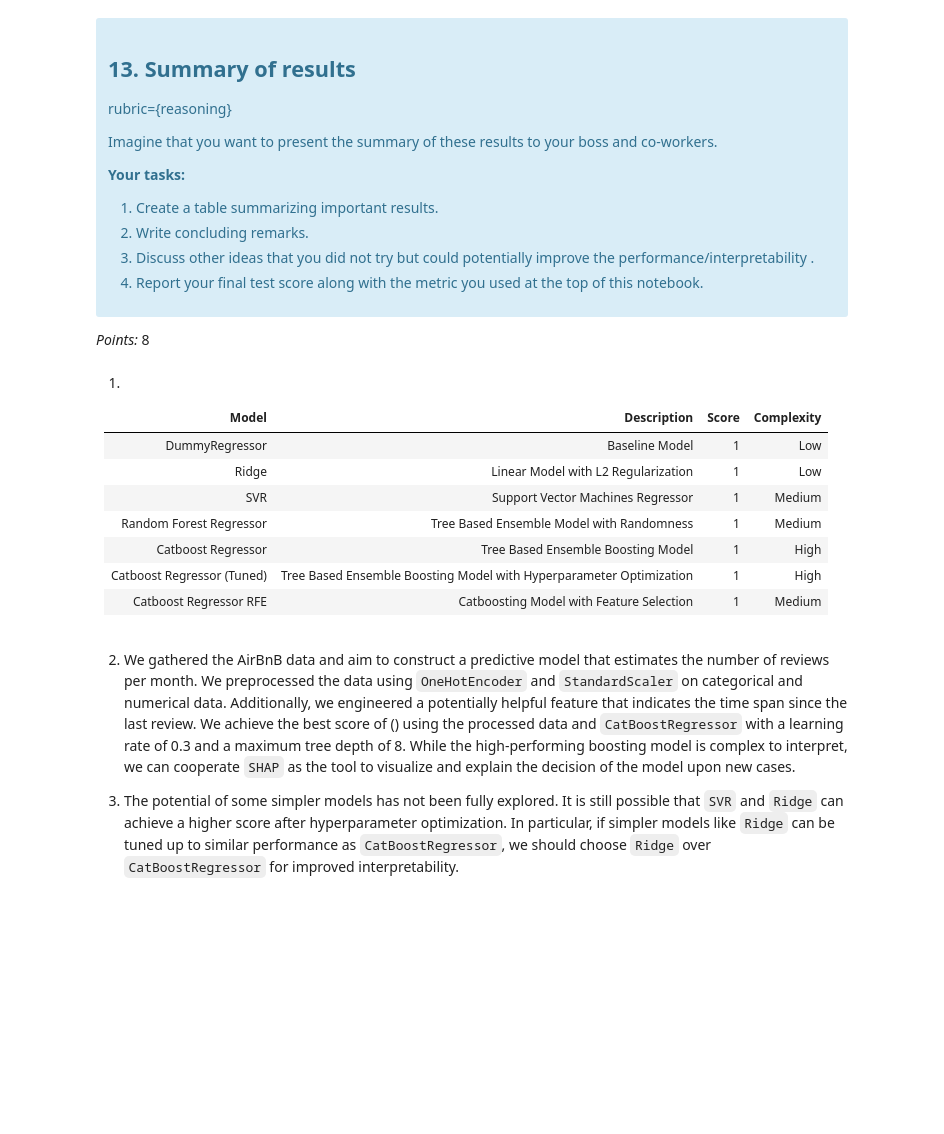
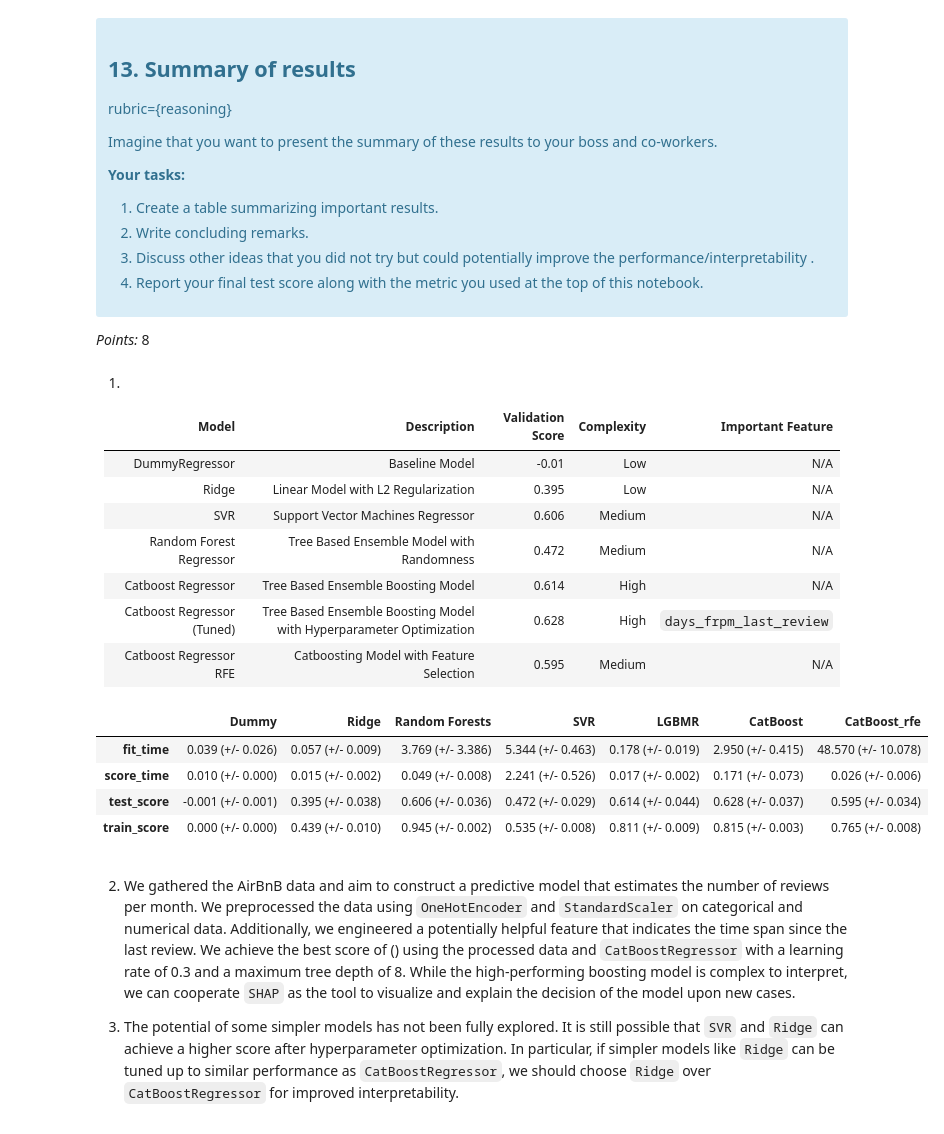
Before and after one commit to UBC-MDS/AirBNB_Luke_HanChen_573lab4, a Jupyter notebook: lab4-main.ipynb, the cells around one changed output. Saved outputs shown, nothing was run; the diff lists cells and outputs as text; code cells hidden in the pictures; blank space fills up the shorter version.

```diff
--- a/lab4-main.ipynb
+++ b/lab4-main.ipynb
@@ -931,12 +966,12 @@ Imagine that you want to present the summary of these results to your boss and c
 _Points:_ 8
 # %% [markdown]
 1.
-| Model      | Description | Score   | Complexity |
-| ---        |    ----   |          --- |---|
-| DummyRegressor      | Baseline Model       | 1   |Low|
-| Ridge  | Linear Model with L2 Regularization        | 1     |Low|
-| SVR      | Support Vector Machines Regressor   | 1   |Medium|
-| Random Forest Regressor  | Tree Based Ensemble Model with Randomness  | 1   | Medium|
-| Catboost Regressor      | Tree Based Ensemble Boosting Model   | 1  | High |
-| Catboost Regressor  (Tuned)   | Tree Based Ensemble Boosting Model with Hyperparameter Optimization   | 1  | High |
-| Catboost Regressor RFE  | Catboosting Model with Feature Selection  | 1   | Medium |
+| Model      | Description | Validation Score   | Complexity |Important Feature |
+| ---        |    ----   |          --- |---|---|
+| DummyRegressor      | Baseline Model       | -0.01   |Low|N/A|
+| Ridge  | Linear Model with L2 Regularization        | 0.395     |Low|N/A|
+| SVR      | Support Vector Machines Regressor   | 0.606  |Medium|N/A|
+| Random Forest Regressor  | Tree Based Ensemble Model with Randomness  | 0.472   | Medium|N/A|
+| Catboost Regressor      | Tree Based Ensemble Boosting Model   | 0.614  | High |N/A|
+| Catboost Regressor  (Tuned)   | Tree Based Ensemble Boosting Model with Hyperparameter Optimization   | 0.628 | High |`days_frpm_last_review`|
+| Catboost Regressor RFE  | Catboosting Model with Feature Selection  | 0.595   | Medium |N/A|
@@ -945,3 +978,11 @@ cross
+# %%
+pd.DataFrame(cross_val_results)
+# %% [output]
+|  | Dummy | Ridge | Random Forests | SVR | LGBMR | CatBoost | CatBoost_rfe |
+| fit_time | 0.039 (+/- 0.026) | 0.057 (+/- 0.009) | 3.769 (+/- 3.386) | 5.344 (+/- 0.463) | 0.178 (+/- 0.019) | 2.950 (+/- 0.415) | 48.570 (+/- 10.078) |
+| score_time | 0.010 (+/- 0.000) | 0.015 (+/- 0.002) | 0.049 (+/- 0.008) | 2.241 (+/- 0.526) | 0.017 (+/- 0.002) | 0.171 (+/- 0.073) | 0.026 (+/- 0.006) |
+| test_score | -0.001 (+/- 0.001) | 0.395 (+/- 0.038) | 0.606 (+/- 0.036) | 0.472 (+/- 0.029) | 0.614 (+/- 0.044) | 0.628 (+/- 0.037) | 0.595 (+/- 0.034) |
+| train_score | 0.000 (+/- 0.000) | 0.439 (+/- 0.010) | 0.945 (+/- 0.002) | 0.535 (+/- 0.008) | 0.811 (+/- 0.009) | 0.815 (+/- 0.003) | 0.765 (+/- 0.008) |
 # %% [markdown]
 2. We gathered the AirBnB data and aim to construct a predictive model that estimates the number of reviews per month. We preprocessed the data using `OneHotEncoder` and `StandardScaler` on categorical and numerical data. Additionally, we engineered a potentially helpful feature that indicates the time span since the last review. We achieve the best score of () using the processed data and `CatBoostRegressor` with a learning rate of 0.3 and a maximum tree depth of 8. While the high-performing boosting model is complex to interpret, we can cooperate `SHAP` as the tool to visualize and explain the decision of the model upon new cases.
 
```
Also changed, not shown: parts of 21 cells of this notebook, 5 other files.
